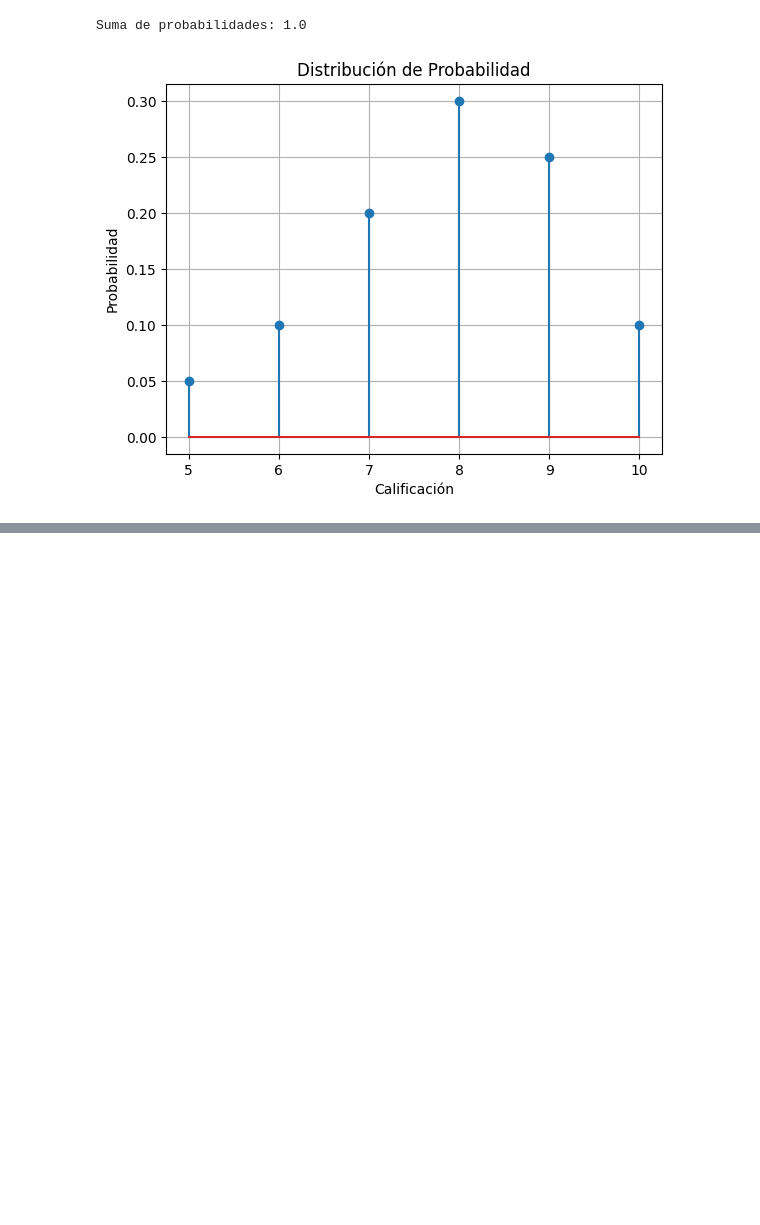
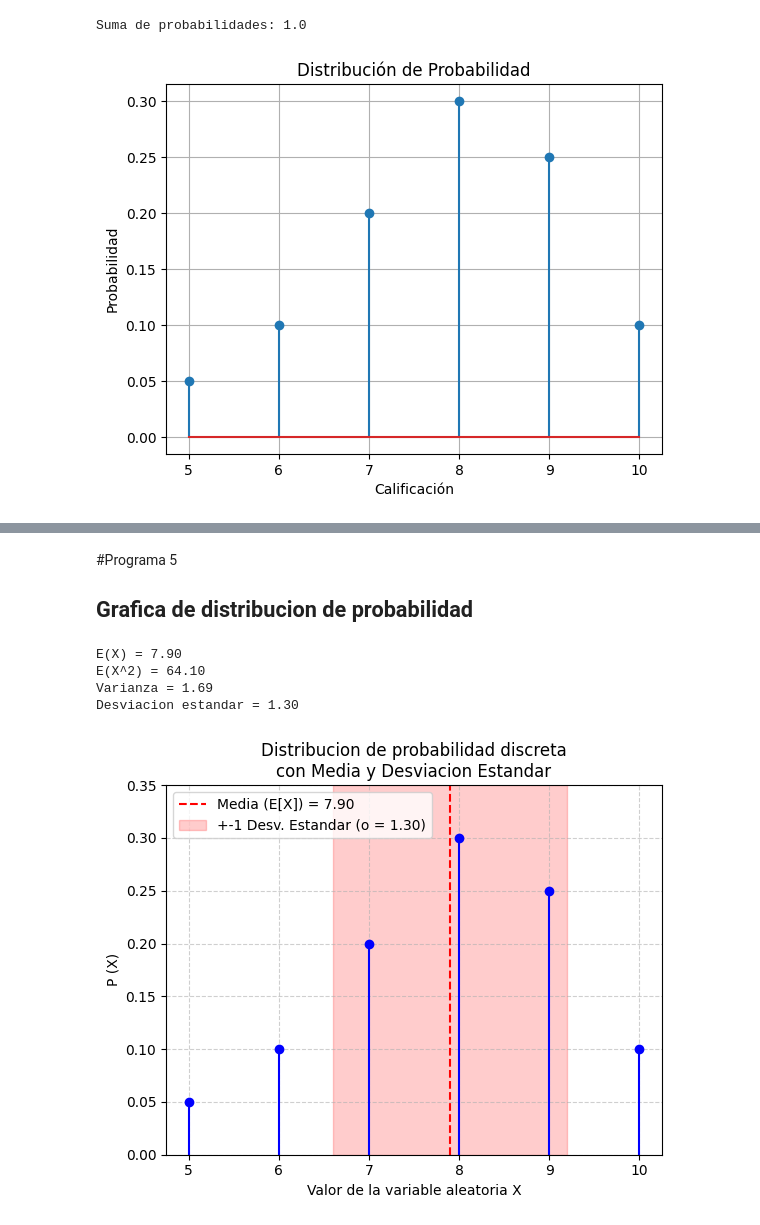
Before and after one commit to diego-sc11/Probabilidad, a Jupyter notebook: Unidad3/U3_Programa1.ipynb, the cells around one changed output, grey strips where cells are left out. Drawn from its saved outputs; the diff is of its cells as text; code cells hidden in the pictures; blank space fills up the shorter version.

```diff
--- a/Unidad3/U3_Programa1.ipynb
+++ b/Unidad3/U3_Programa1.ipynb
@@ -25,0 +121,58 @@ Suma de probabilidades: 1.0
+# %% [markdown]
+#Programa 5
+## Grafica de distribucion de probabilidad
+# %%
+# --------------------------------------------------------
+# Grafica de una distribucion de probabilidad discreta
+# con media, varianza y desviacion estandar
+# ------------------------------------------------------
+
+import matplotlib.pyplot as plt
+import numpy as np
+
+# Datos: valores de la variable aleatoria y sus probabilidades
+x = np.array([5, 6, 7, 8, 9, 10])
+p = np.array([0.05, 0.10, 0.20, 0.30, 0.25, 0.10])
+
+#Calculo del valor esperado (media)
+esperanza = np.sum(x * p)
+
+# Calculo de la esperanza al cuadrado
+esperanza_cuadrado = np.sum(x**2 * p)
+
+#Calculo de la varianza y desviacion estandar
+varianza = esperanza_cuadrado - esperanza**2
+desviacion = np.sqrt(varianza)
+
+#Mostrar los resultados en la consola
+print(f"E(X) = {esperanza:.2f}")
+print(f"E(X^2) = {esperanza_cuadrado:.2f}")
+print(f"Varianza = {varianza:.2f}")
+print(f"Desviacion estandar = {desviacion:.2f}")
+
+#Crear la grafica tipo 'stem' (tallos y hojas)
+plt.stem(x, p, basefmt=" ", linefmt='b-', markerfmt='bo')
+plt.title("Distribucion de probabilidad discreta\ncon Media y Desviacion Estandar")
+plt.xlabel("Valor de la variable aleatoria X")
+plt.ylabel("P (X)")
+plt.grid(True, linestyle= '--', alpha=0.6)
+
+#Dibujar una linea vertical en la media
+plt.axvline(x=esperanza, color='red', linestyle='--', label=f"Media (E[X]) = {esperanza:.2f}")
+
+# Resaltar el rango de +- 1 desviacion estandar
+plt.axvspan(esperanza - desviacion, esperanza + desviacion, color='red', alpha=0.2,
+            label=f"+-1 Desv. Estandar (o = {desviacion:.2f})")
+# Mostrar leyenda y limites
+plt.legend()
+plt.ylim(0, max(p) + 0.05)
+plt.xticks(x)
+
+#Mostrar la grafica
+plt.show()
+# %% [output]
+E(X) = 7.90
+E(X^2) = 64.10
+Varianza = 1.69
+Desviacion estandar = 1.30
+[figure, added]
```
Also changed, not shown: parts of 7 cells of this notebook.
